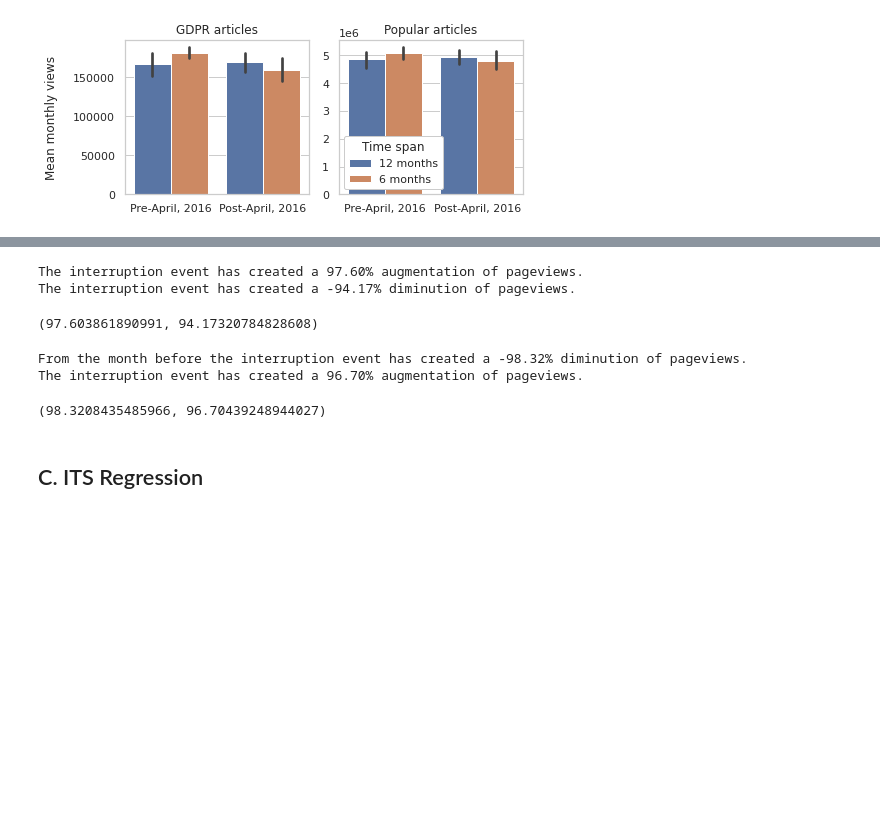
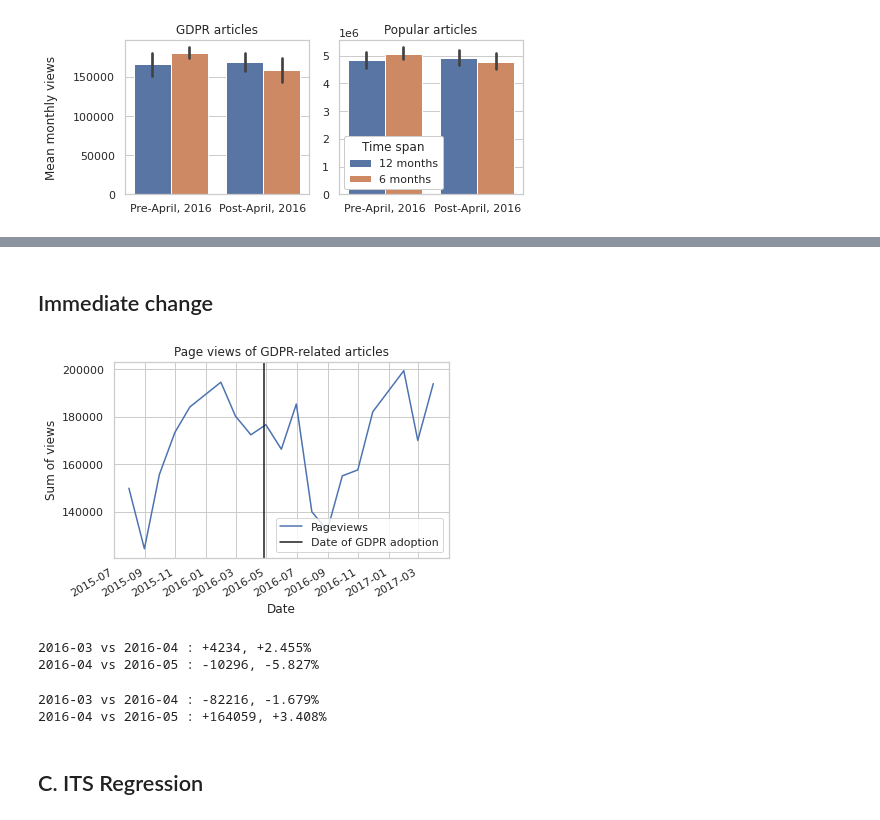
Before and after one commit to epfl-ada/ada-2020-project-milestone-p3-p3_studybuddy, a Jupyter notebook: MilestoneP3.ipynb, the cells around one changed output, grey strips where cells are left out. Saved outputs shown, nothing was run; the diff lists cells and outputs as text; code cells hidden in the pictures; blank space fills up the shorter version.

Commit message:
immediate change

```diff
--- a/MilestoneP3.ipynb
+++ b/MilestoneP3.ipynb
@@ -1008,15 +1068,23 @@ plt.savefig('figs/means_adoption.eps')
+# %% [markdown]
+## Immediate change
+# %%
+g_treatment.plot()
+plt.axvline(interruption_date, color='k', label='Date of GDPR adoption')
+plt.title('Page views of GDPR-related articles')
+plt.ylabel('Sum of views');
+plt.legend();
+# %% [output]
+[figure, added]
 # %%
-dropdown(g_treatment, interruption_date)
+compute_immediate_change(g_treatment, interruption_date)
 # %% [output]
-The interruption event has created a 97.60% augmentation of pageviews.
-The interruption event has created a -94.17% diminution of pageviews.
+2016-03 vs 2016-04 : +4234, +2.455%
+2016-04 vs 2016-05 : -10296, -5.827%
-(97.603861890991, 94.17320784828608)
 # %%
-dropdown(g_control, interruption_date)
+compute_immediate_change(g_control, interruption_date)
 # %% [output]
-From the month before the interruption event has created a -98.32% diminution of pageviews.
-The interruption event has created a 96.70% augmentation of pageviews.
+2016-03 vs 2016-04 : -82216, -1.679%
+2016-04 vs 2016-05 : +164059, +3.408%
-(98.3208435485966, 96.70439248944027)
 # %% [markdown]
 ## C. ITS Regression
 # %%
```
Also changed, not shown: parts of 27 cells of this notebook.
